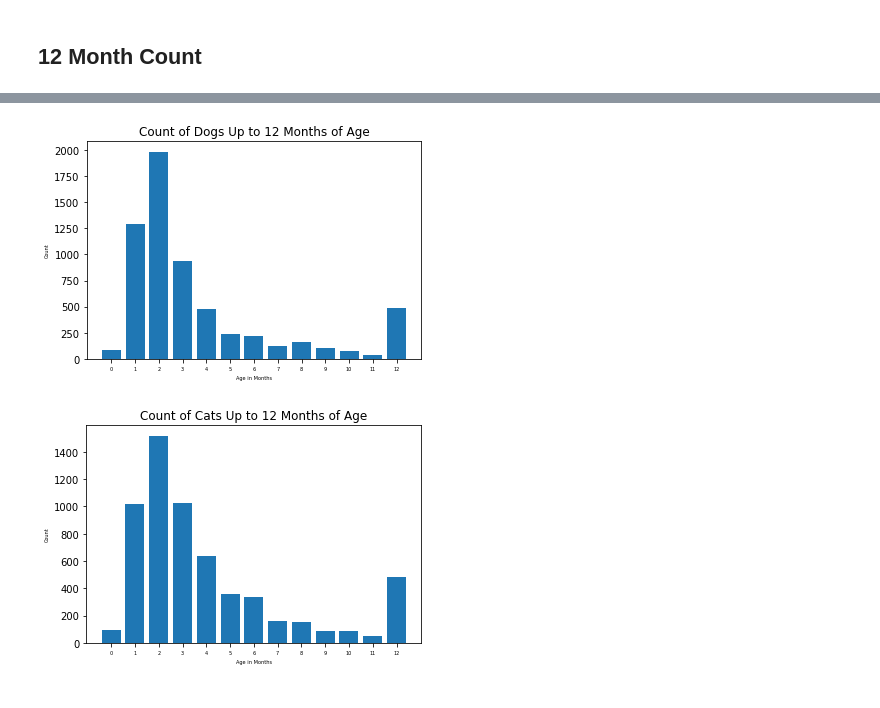
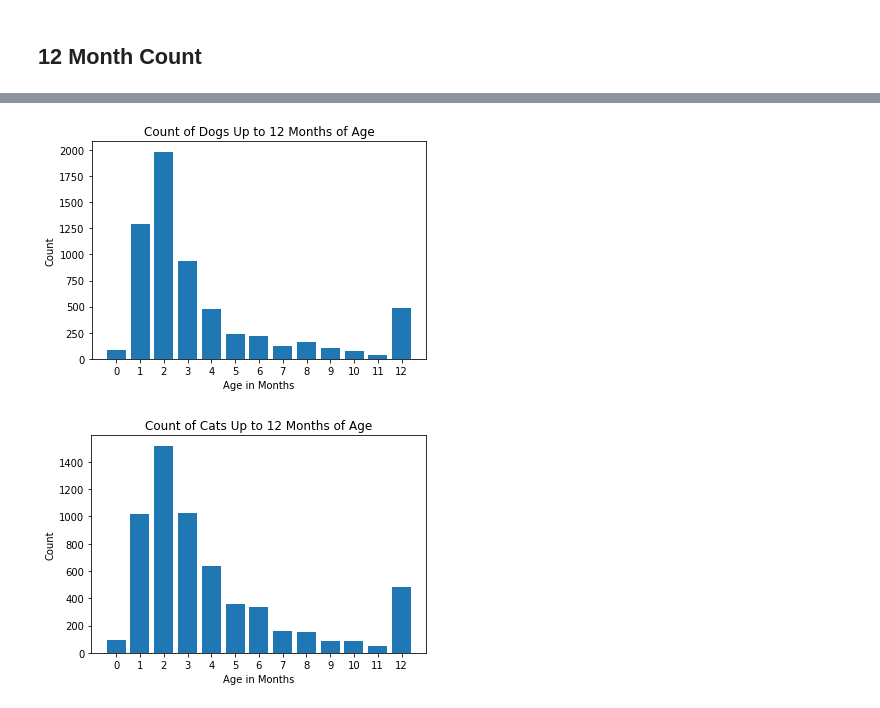
Before and after one commit to Loveker97/PetFinder, a Jupyter notebook: Age_Plots.ipynb, the cells around one changed output, grey strips where cells are left out. Cells and saved outputs as stored; diff of their text form; code cells hidden in the pictures.

```diff
--- a/Age_Plots.ipynb
+++ b/Age_Plots.ipynb
@@ -317,5 +388,9 @@ age_avg_adopt()
 # %%
 def age_12_count() :
+
+    """
+    Plots bar graphs of count of pets below 12 months. The bar graphs are divided between dogs and cats.
+    """
 
     import numpy as np
     import pandas as pd
@@ -344,38 +419,40 @@ def age_12_count() :
     cat_count = []
 
     # Find dog count for each age
     for i in range(dog_min_age, dog_max_age + 1) :
         count = (dog_df.Age == i).sum()
         if(count > 0) :
             dog_count.append(count)
             dog_age_labels.append(i)
 
     # Find cat count for each age
     for i in range(cat_min_age, cat_max_age + 1) :
         count = (cat_df.Age == i).sum()
         if(count > 0) :
             cat_count.append(count)
             cat_age_labels.append(i)
 
     # Plot bar graphs
     plt.figure()
     index = np.arange(len(dog_age_labels))
     plt.bar(index, dog_count)
-    plt.xlabel('Age in Months', fontsize = 5)
-    plt.xticks(index, dog_age_labels, fontsize = 5)
-    plt.ylabel('Count', fontsize = 5)
+    plt.xlabel('Age in Months')
+    plt.xticks(index, dog_age_labels)
+    plt.ylabel('Count')
     plt.title('Count of Dogs Up to 12 Months of Age')
+    plt.savefig('dog12.png', bbox_inches='tight')
 
 
     plt.figure()
     index = np.arange(len(cat_age_labels))
     plt.bar(index, cat_count)
-    plt.xlabel('Age in Months', fontsize = 5)
-    plt.xticks(index, cat_age_labels, fontsize = 5)
-    plt.ylabel('Count', fontsize = 5)
+    plt.xlabel('Age in Months')
+    plt.xticks(index, cat_age_labels)
+    plt.ylabel('Count')
     plt.title('Count of Cats Up to 12 Months of Age')
+    plt.savefig('cat12.png', bbox_inches='tight')
 
 age_12_count()
 # %% [output]
-[figure, old version]
+[figure, new version]
-[figure, old version]
+[figure, new version]
```
Also changed, not shown: parts of 5 cells of this notebook, 1 other file.
